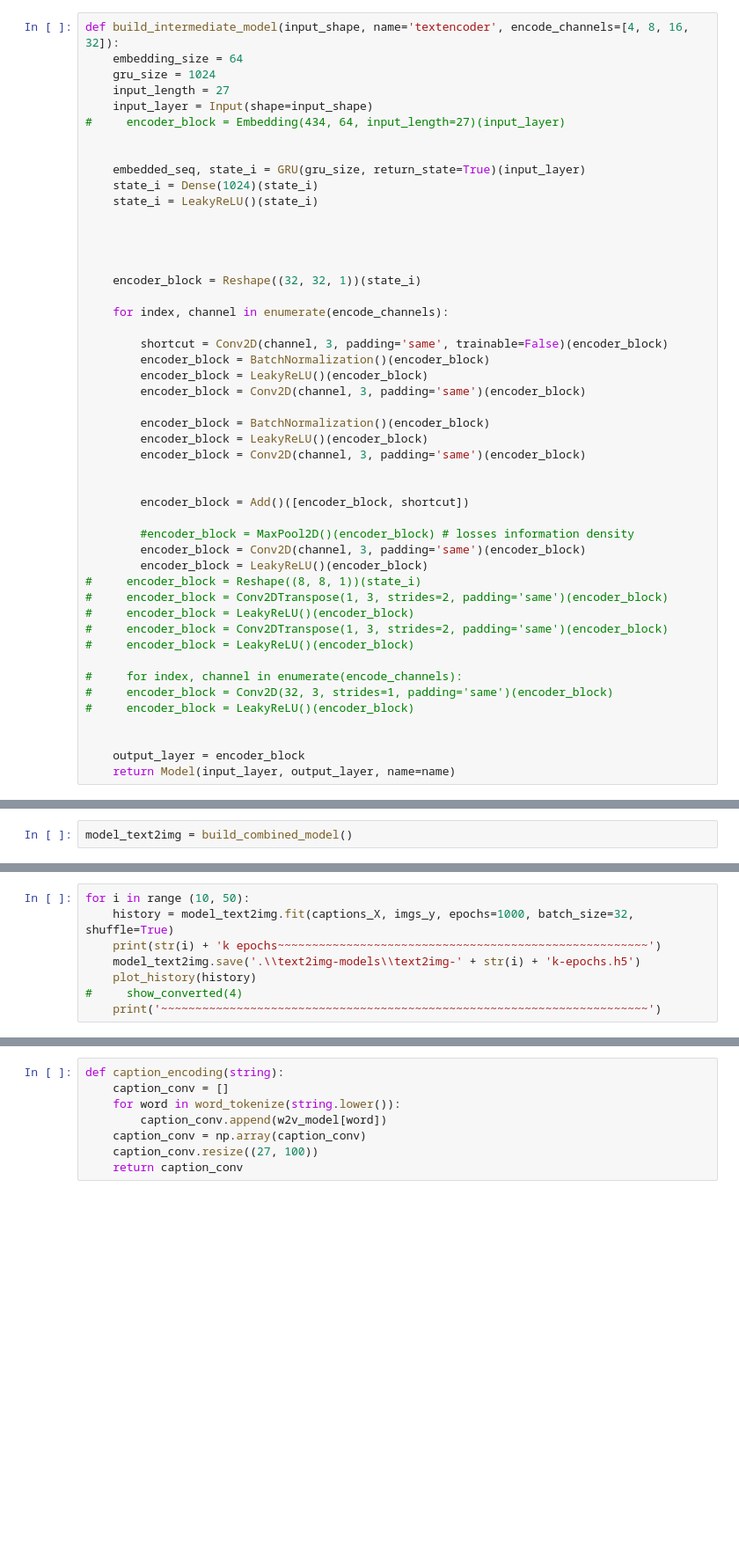
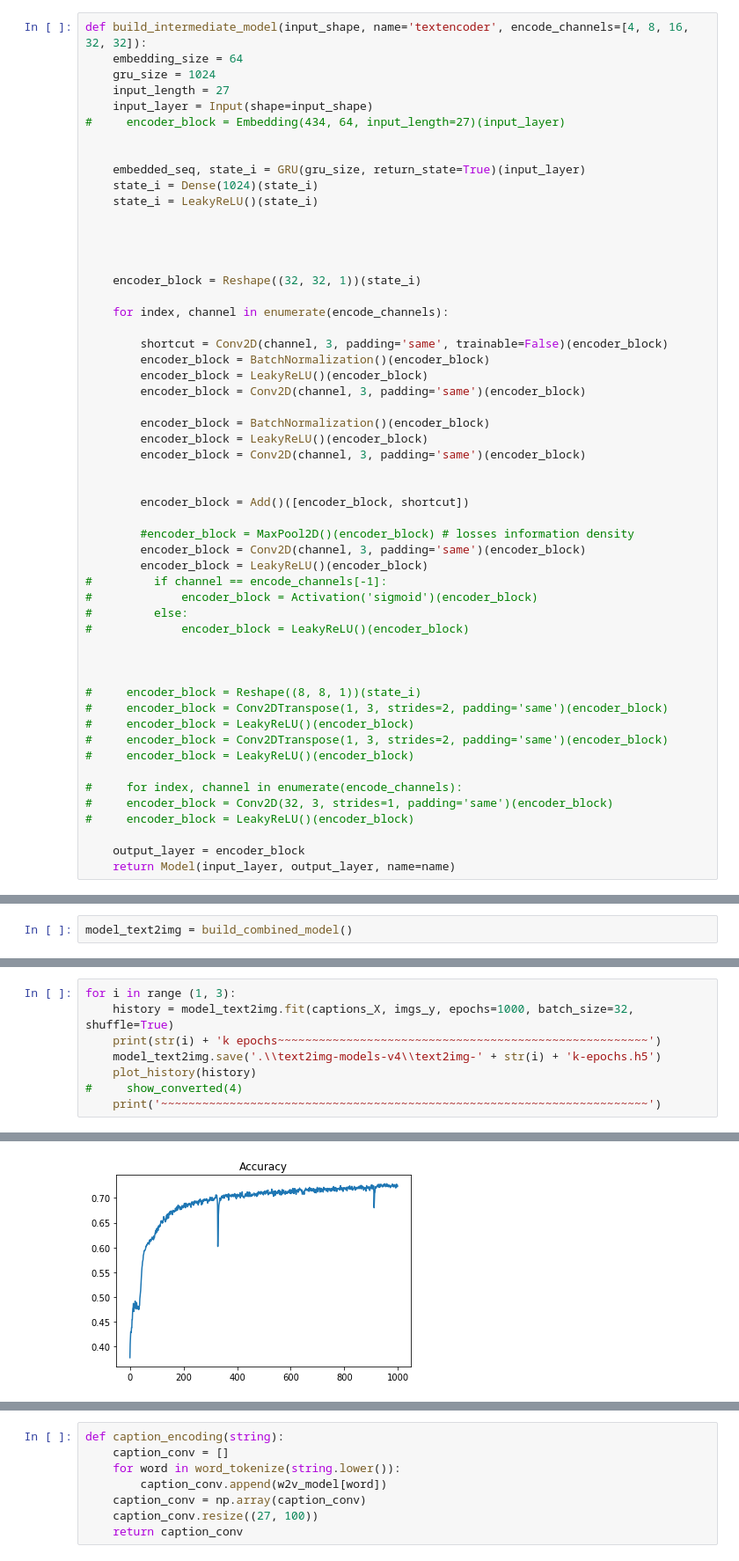
Before and after one commit to joasepul/caption-to-image-synthesis, a Jupyter notebook: text-to-image.ipynb, the cells around one changed output, grey strips where cells are left out. Shown: that part at 88% size. Drawn from its saved outputs; the diff is of its cells as text; blank space fills up the shorter version.

```diff
--- a/text-to-image.ipynb
+++ b/text-to-image.ipynb
@@ -121,7 +134,7 @@ for layer in decoder.layers:
     layer.trainable = False
 decoder.trainable = False
 # %%
-def build_intermediate_model(input_shape, name='textencoder', encode_channels=[4, 8, 16, 32]):
+def build_intermediate_model(input_shape, name='textencoder', encode_channels=[4, 8, 16, 32, 32]):
     embedding_size = 64
     gru_size = 1024
     input_length = 27
@@ -155,6 +168,13 @@ def build_intermediate_model(input_shape, name='textencoder', encode_channels=[4
         #encoder_block = MaxPool2D()(encoder_block) # losses information density
         encoder_block = Conv2D(channel, 3, padding='same')(encoder_block)
         encoder_block = LeakyReLU()(encoder_block)
+#         if channel == encode_channels[-1]:
+#             encoder_block = Activation('sigmoid')(encoder_block)
+#         else:
+#             encoder_block = LeakyReLU()(encoder_block)
+
+
+
 #     encoder_block = Reshape((8, 8, 1))(state_i)
 #     encoder_block = Conv2DTranspose(1, 3, strides=2, padding='same')(encoder_block)
 #     encoder_block = LeakyReLU()(encoder_block)
@@ -165,7 +185,6 @@ def build_intermediate_model(input_shape, name='textencoder', encode_channels=[4
 #     encoder_block = Conv2D(32, 3, strides=1, padding='same')(encoder_block)
 #     encoder_block = LeakyReLU()(encoder_block)
 
-
     output_layer = encoder_block
     return Model(input_layer, output_layer, name=name)
 # %%
@@ -247,8 +253,9 @@ Epoch 1000/1000
 # %%
-for i in range (10, 50):
+for i in range (1, 3):
     history = model_text2img.fit(captions_X, imgs_y, epochs=1000, batch_size=32, shuffle=True)
     print(str(i) + 'k epochs~~~~~~~~~~~~~~~~~~~~~~~~~~~~~~~~~~~~~~~~~~~~~~~~~~~~~~')
-    model_text2img.save('.\\text2img-models\\text2img-' + str(i) + 'k-epochs.h5')
+    model_text2img.save('.\\text2img-models-v4\\text2img-' + str(i) + 'k-epochs.h5')
     plot_history(history)
 #     show_converted(4)
     print('~~~~~~~~~~~~~~~~~~~~~~~~~~~~~~~~~~~~~~~~~~~~~~~~~~~~~~~~~~~~~~~~~~~~~~~')
+# %% [output]
@@ -254,0 +279 @@ for i in range (10, 50):
+[figure, added]
```
Also changed, not shown: parts of 20 cells of this notebook.
